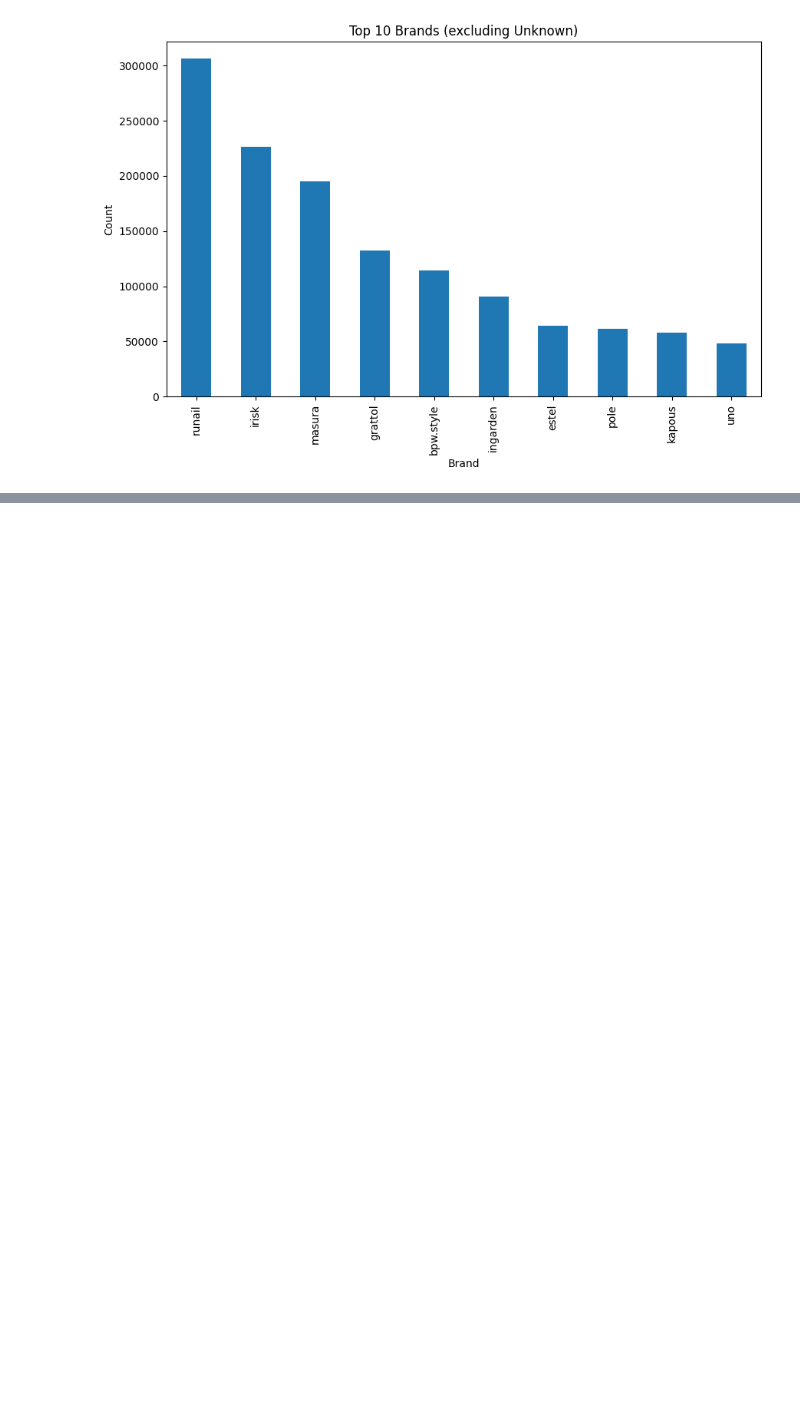
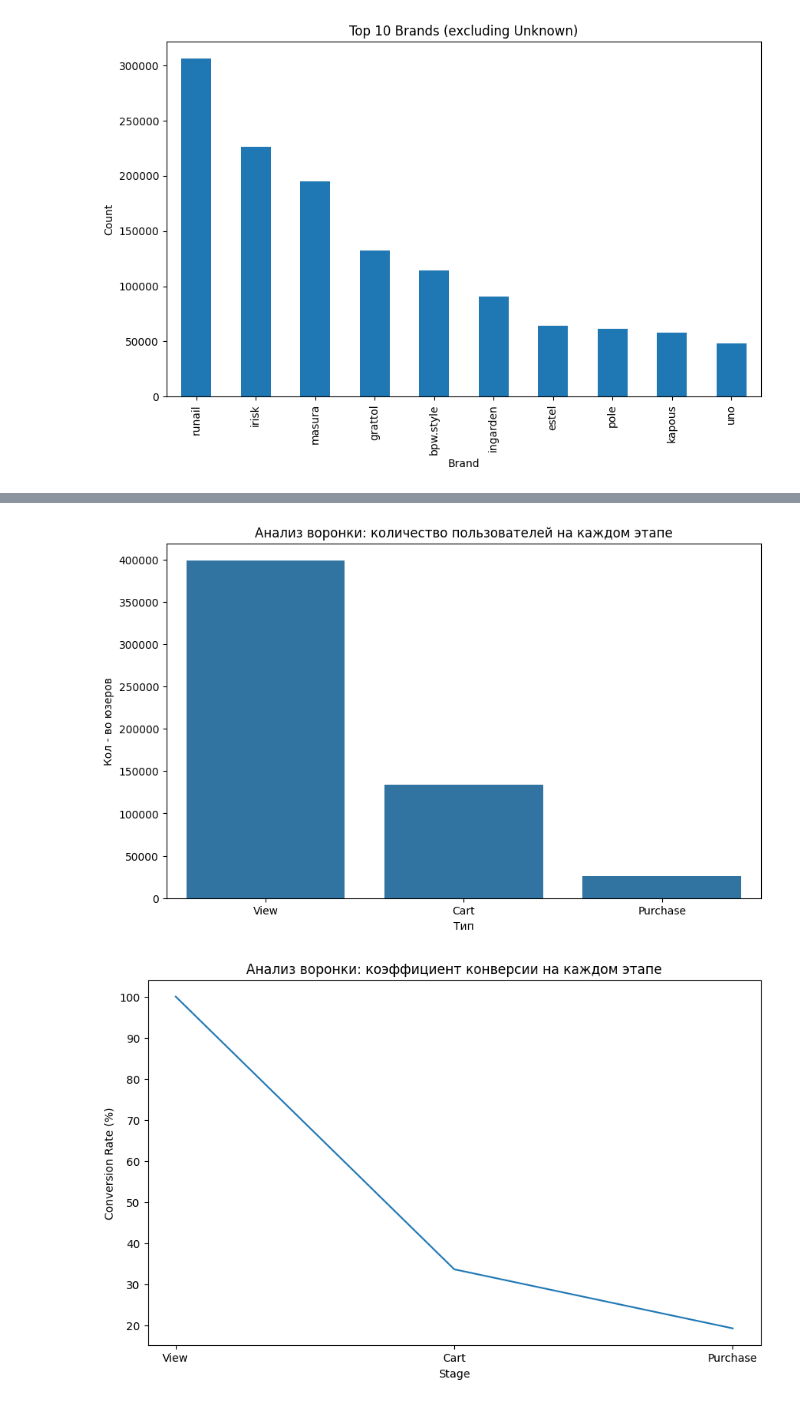
Before and after one commit to bertnyak/ecom_events, a Jupyter notebook: 01_eda.ipynb, the cells around one changed output, grey strips where cells are left out. Cells and saved outputs as stored; diff of their text form; code cells hidden in the pictures; blank space fills up the shorter version.

```diff
--- a/01_eda.ipynb
+++ b/01_eda.ipynb
@@ -135,3 +135,23 @@ plt.show()
 [figure]
 [figure]
 [figure]
+# %%
+even = {'cart' : 2,
+        'view' : 1,
+        'purchase' : 3}
+df['step'] = df['event_type'].map(even)
+
+max_step = df.groupby(['user_id', 'product_id'])['step'].max().reset_index()
+
+view_users = max_step[max_step['step'] >= 1]['user_id'].nunique()
+cart_users = max_step[max_step['step'] >= 2]['user_id'].nunique()
+purchase_users = max_step[max_step['step'] >= 3]['user_id'].nunique()
+
+funnel = pd.DataFrame({
+    'Stage' : ['View', 'Cart', 'Purchase'],
+    'Users' : [view_users, cart_users, purchase_users]
+})
+funnel['CR'] = funnel['Users'] / funnel['Users'].shift(1)
+funnel['CR'].iloc[0] = 1
+funnel['CR'] = funnel['CR'] * 100
+funnel
@@ -137,0 +177,16 @@ plt.show()
+# %%
+plt.figure(figsize=(10,6))
+sns.barplot(data=funnel, x='Stage', y='Users')
+plt.title('Анализ воронки: количество пользователей на каждом этапе')
+plt.xlabel('Тип')
+plt.ylabel('Кол - во юзеров')
+
+plt.figure(figsize=(10,6))
+sns.lineplot(data=funnel, x='Stage', y='CR', markers='o')
+plt.title('Анализ воронки: коэффициент конверсии на каждом этапе')
+plt.xlabel('Stage')
+plt.ylabel('Conversion Rate (%)')
+plt.show()
+# %% [output]
+[figure, added]
+[figure, added]
```
Also changed, not shown: parts of 5 cells of this notebook.
